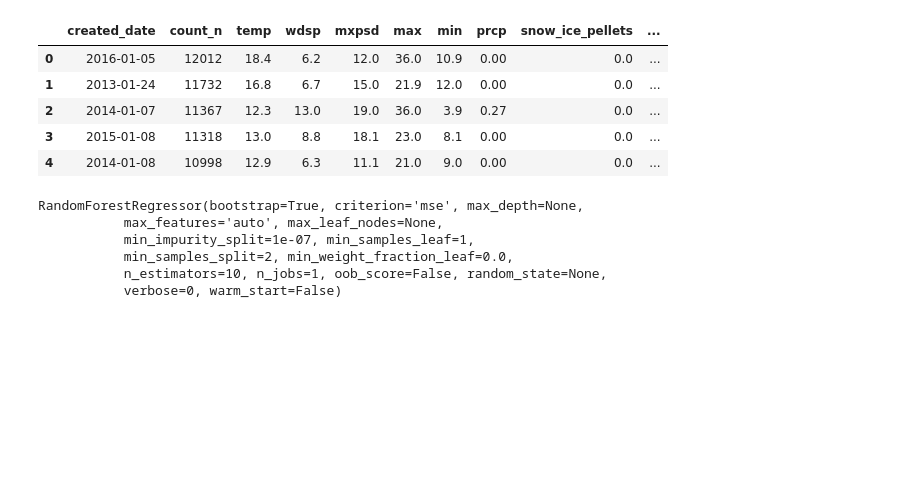
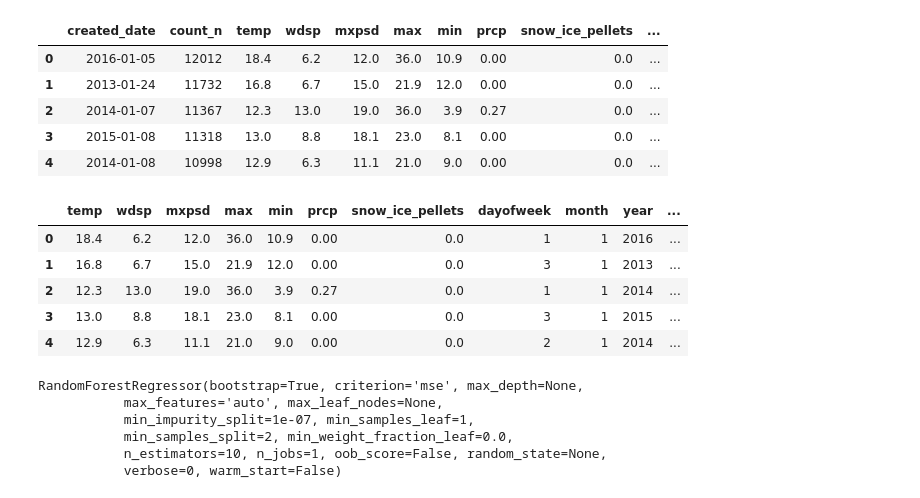
Before and after one commit to stephgline/open_data_challenge, a Jupyter notebook: weather_data_challenge.ipynb, the cells around one changed output. Saved outputs shown, nothing was run; the diff lists cells and outputs as text; code cells hidden in the pictures; blank space fills up the shorter version.

```diff
--- a/weather_data_challenge.ipynb
+++ b/weather_data_challenge.ipynb
@@ -629,3 +629,12 @@ xvar = weather_counts2.drop(['created_date'],  axis=1)
+# %%
+xvar.head()
+# %% [output]
+|  | temp | wdsp | mxpsd | max | min | prcp | snow_ice_pellets | dayofweek | month | year | ... |
+| 0 | 18.4 | 6.2 | 12.0 | 36.0 | 10.9 | 0.00 | 0.0 | 1 | 1 | 2016 | ... |
+| 1 | 16.8 | 6.7 | 15.0 | 21.9 | 12.0 | 0.00 | 0.0 | 3 | 1 | 2013 | ... |
+| 2 | 12.3 | 13.0 | 19.0 | 36.0 | 3.9 | 0.27 | 0.0 | 1 | 1 | 2014 | ... |
+| 3 | 13.0 | 8.8 | 18.1 | 23.0 | 8.1 | 0.00 | 0.0 | 3 | 1 | 2015 | ... |
+| 4 | 12.9 | 6.3 | 11.1 | 21.0 | 9.0 | 0.00 | 0.0 | 2 | 1 | 2014 | ... |
 # %%
 from sklearn.model_selection import train_test_split
 X_train, X_test, y_train, y_test = train_test_split(xvar, y, test_size=0.33, random_state=42)
```
Also changed, not shown: parts of 4 cells of this notebook.
